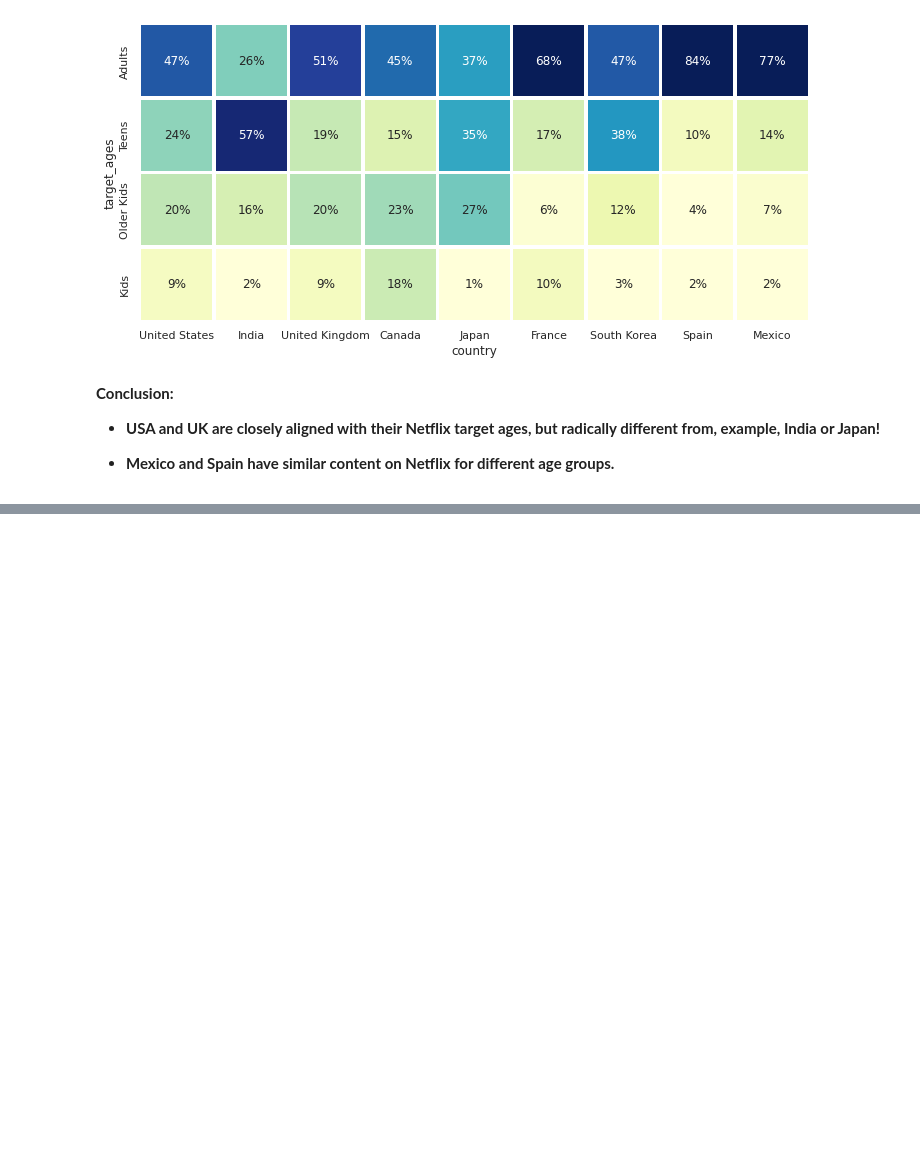
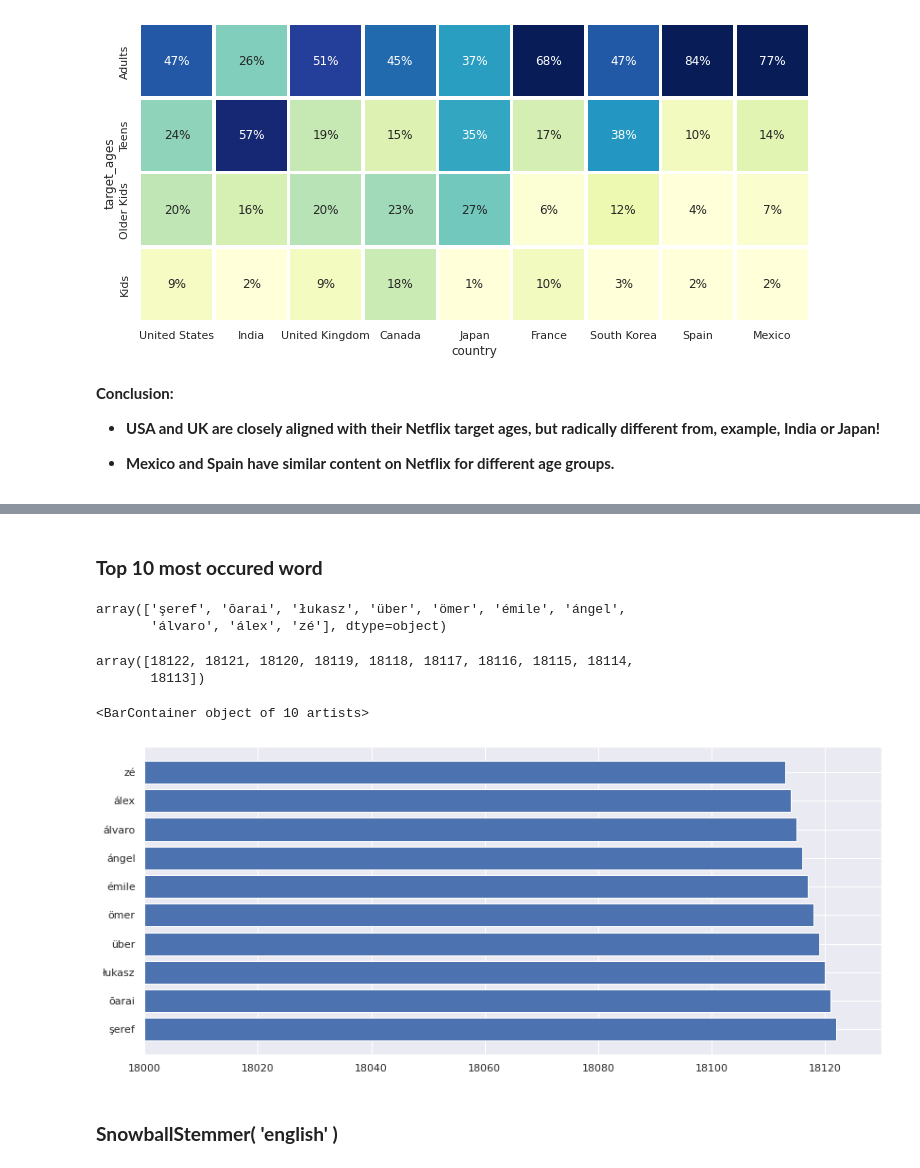
Before and after one commit to kiranahire03/NETFLIX-MOVIES-AND-TV-SHOWS-CLUSTERING, a Jupyter notebook: NETFLIX_MOVIES_AND_TV_SHOWS_CLUSTERING.ipynb, the cells around one changed output, grey strips where cells are left out. Cells and saved outputs as stored; diff of their text form; code cells hidden in the pictures; blank space fills up the shorter version.

```diff
--- a/NETFLIX_MOVIES_AND_TV_SHOWS_CLUSTERING.ipynb
+++ b/NETFLIX_MOVIES_AND_TV_SHOWS_CLUSTERING.ipynb
@@ -486,0 +610,6 @@ plt.show()
+# %%
+# Store the count in panadas dataframe with vocab as index
+vocab_before_stemming = pd.DataFrame({"Word": vocab ,
+                                      "count" :count_of_vocab})
+# Sort the dataframe
+vocab_before_stemming = vocab_before_stemming.sort_values("count" ,ascending=False)
@@ -486,0 +638,25 @@ plt.show()
+# %% [markdown]
+### **Top 10 most occured word**
+# %%
+top10_most_ocurred_vacab = vocab_before_stemming.head(10)
+# %%
+top10_most_occurred_words = top10_most_ocurred_vacab.Word.values
+top10_most_occurred_words
+# %% [output]
+array(['şeref', 'ōarai', 'łukasz', 'über', 'ömer', 'émile', 'ángel',
+       'álvaro', 'álex', 'zé'], dtype=object)
+# %%
+top10_most_occurred_words_count = top10_most_ocurred_vacab['count'].values
+top10_most_occurred_words_count
+# %% [output]
+array([18122, 18121, 18120, 18119, 18118, 18117, 18116, 18115, 18114,
+       18113])
+# %%
+plt.figure( figsize = ( 14,6 ))
+plt.xlim(18000, 18130)
+plt.barh(top10_most_occurred_words , top10_most_occurred_words_count )
+# %% [output]
+<BarContainer object of 10 artists>
+[figure, added]
+# %% [markdown]
+### **SnowballStemmer( 'english' )**
```
Also changed, not shown: parts of 72 cells of this notebook.
